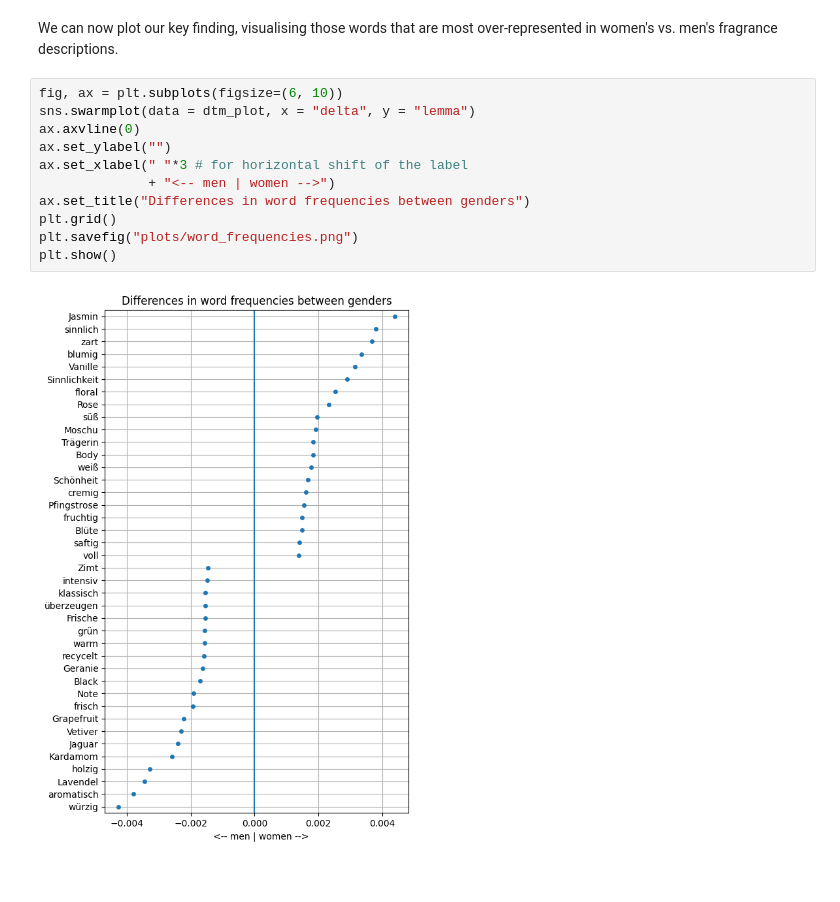
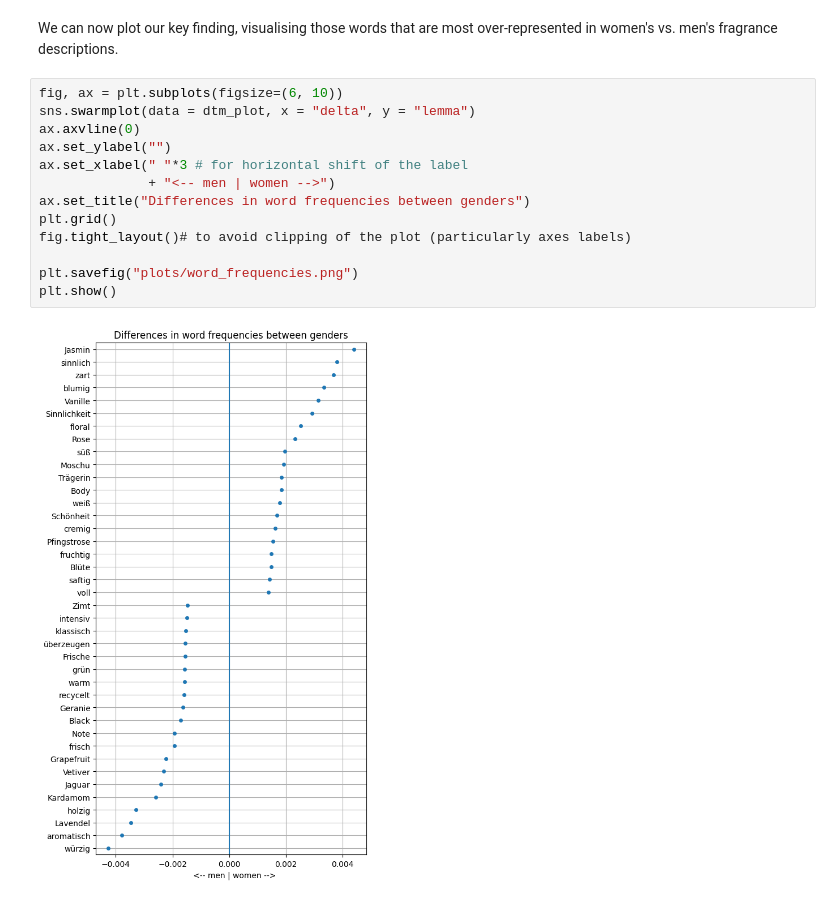
Before and after one commit to colinvn/perfumes-by-gender, a Jupyter notebook: perfumes.ipynb, the cells around one changed output. Cells and saved outputs as stored; diff of their text form.

Commit message:
increased figure padding to ensure no axes labels are clipped

```diff
--- a/perfumes.ipynb
+++ b/perfumes.ipynb
@@ -538,13 +538,15 @@ We can now plot our key finding, visualising those words that are most over-repr
 # %%
 fig, ax = plt.subplots(figsize=(6, 10))
 sns.swarmplot(data = dtm_plot, x = "delta", y = "lemma")
 ax.axvline(0)
 ax.set_ylabel("")
 ax.set_xlabel(" "*3 # for horizontal shift of the label
               + "<-- men | women -->")
 ax.set_title("Differences in word frequencies between genders")
 plt.grid()
+fig.tight_layout()# to avoid clipping of the plot (particularly axes labels)
+
 plt.savefig("plots/word_frequencies.png")
 plt.show()
 # %% [output]
-[figure, old version]
+[figure, new version]
```
Also changed, not shown: 1 other file.
